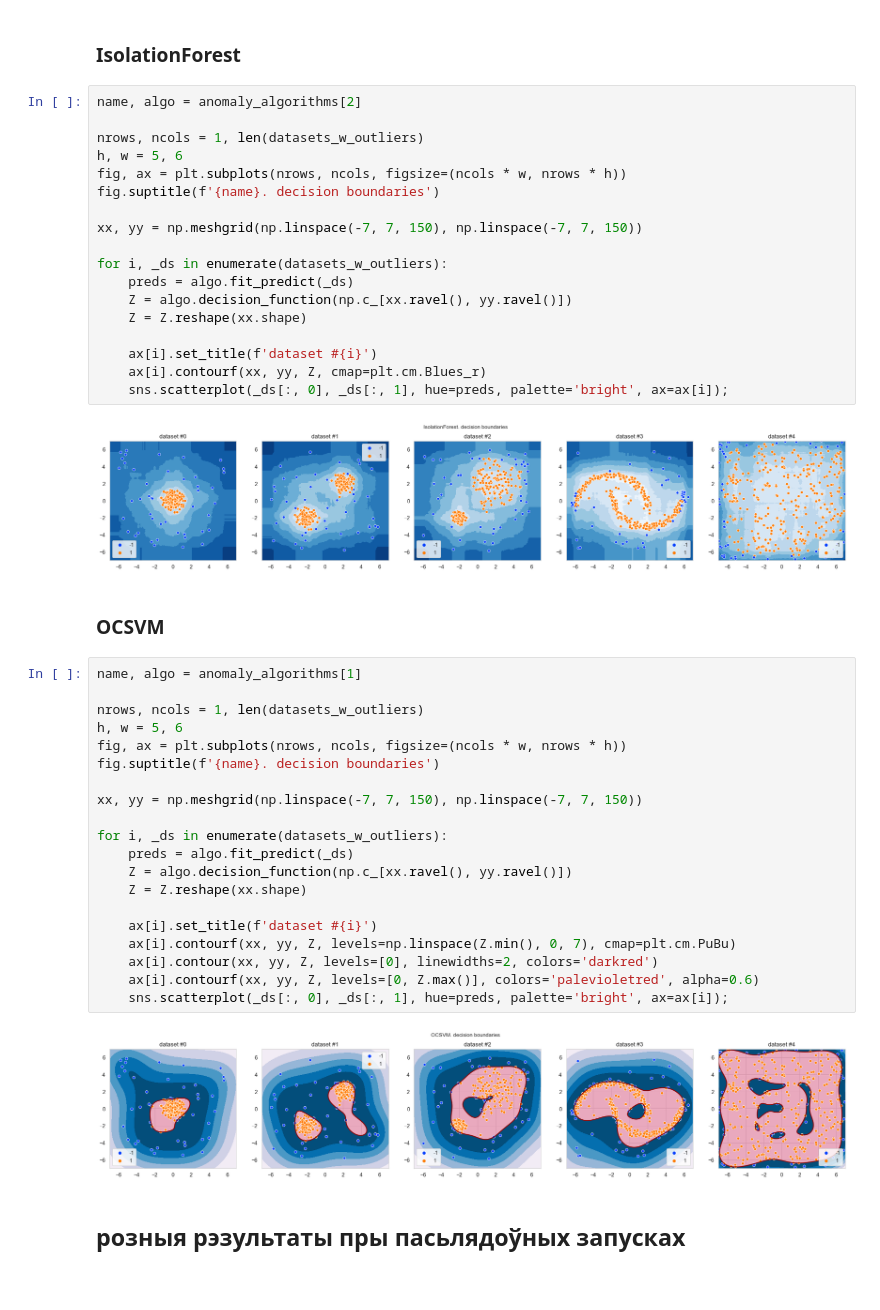
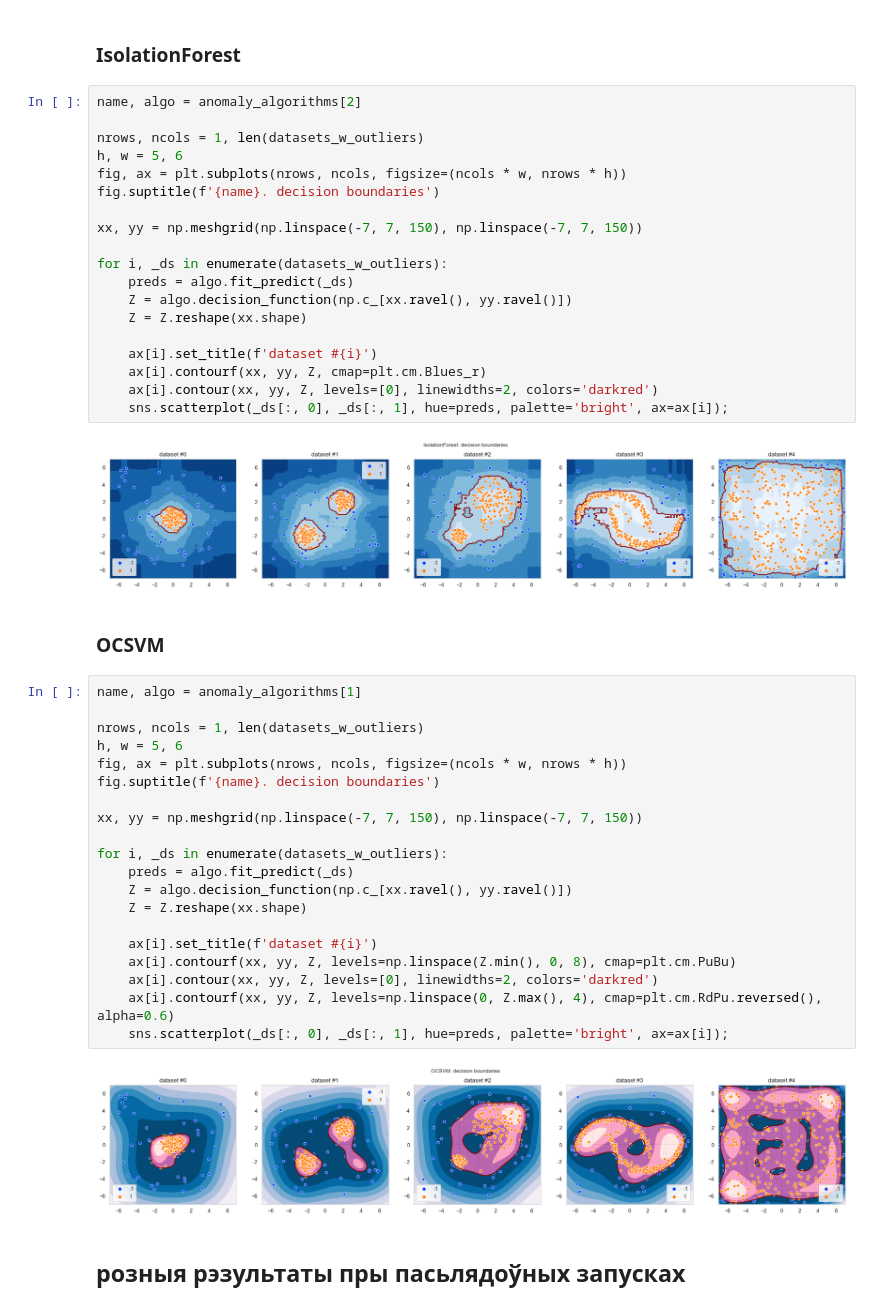
Before and after one commit to navalnica/selectedNotebooks, a Jupyter notebook: OutlierDetection_toyExample_sklearn.ipynb, the cells around one changed output. Cells and saved outputs as stored; diff of their text form.

```diff
--- a/OutlierDetection_toyExample_sklearn.ipynb
+++ b/OutlierDetection_toyExample_sklearn.ipynb
@@ -191,33 +191,34 @@ for i, _ds in enumerate(datasets_w_outliers):
 
     ax[i].set_title(f'dataset #{i}')
     ax[i].contourf(xx, yy, Z, cmap=plt.cm.Blues_r)
+    ax[i].contour(xx, yy, Z, levels=[0], linewidths=2, colors='darkred')
     sns.scatterplot(_ds[:, 0], _ds[:, 1], hue=preds, palette='bright', ax=ax[i]);
 # %% [output]
-[figure, old version]
+[figure, new version]
 # %% [markdown]
 ### OCSVM
 # %%
 name, algo = anomaly_algorithms[1]
 
 nrows, ncols = 1, len(datasets_w_outliers)
 h, w = 5, 6
 fig, ax = plt.subplots(nrows, ncols, figsize=(ncols * w, nrows * h))
 fig.suptitle(f'{name}. decision boundaries')
 
 xx, yy = np.meshgrid(np.linspace(-7, 7, 150), np.linspace(-7, 7, 150))
 
 for i, _ds in enumerate(datasets_w_outliers):
     preds = algo.fit_predict(_ds)
     Z = algo.decision_function(np.c_[xx.ravel(), yy.ravel()])
     Z = Z.reshape(xx.shape)
 
     ax[i].set_title(f'dataset #{i}')
-    ax[i].contourf(xx, yy, Z, levels=np.linspace(Z.min(), 0, 7), cmap=plt.cm.PuBu)
+    ax[i].contourf(xx, yy, Z, levels=np.linspace(Z.min(), 0, 8), cmap=plt.cm.PuBu)
     ax[i].contour(xx, yy, Z, levels=[0], linewidths=2, colors='darkred')
-    ax[i].contourf(xx, yy, Z, levels=[0, Z.max()], colors='palevioletred', alpha=0.6)
+    ax[i].contourf(xx, yy, Z, levels=np.linspace(0, Z.max(), 4), cmap=plt.cm.RdPu.reversed(), alpha=0.6)
     sns.scatterplot(_ds[:, 0], _ds[:, 1], hue=preds, palette='bright', ax=ax[i]);
 # %% [output]
-[figure, old version]
+[figure, new version]
 # %% [markdown]
 ## розныя рэзультаты пры пасьлядоўных запусках
 # %% [markdown]
```
Also changed, not shown: parts of 4 cells of this notebook.
